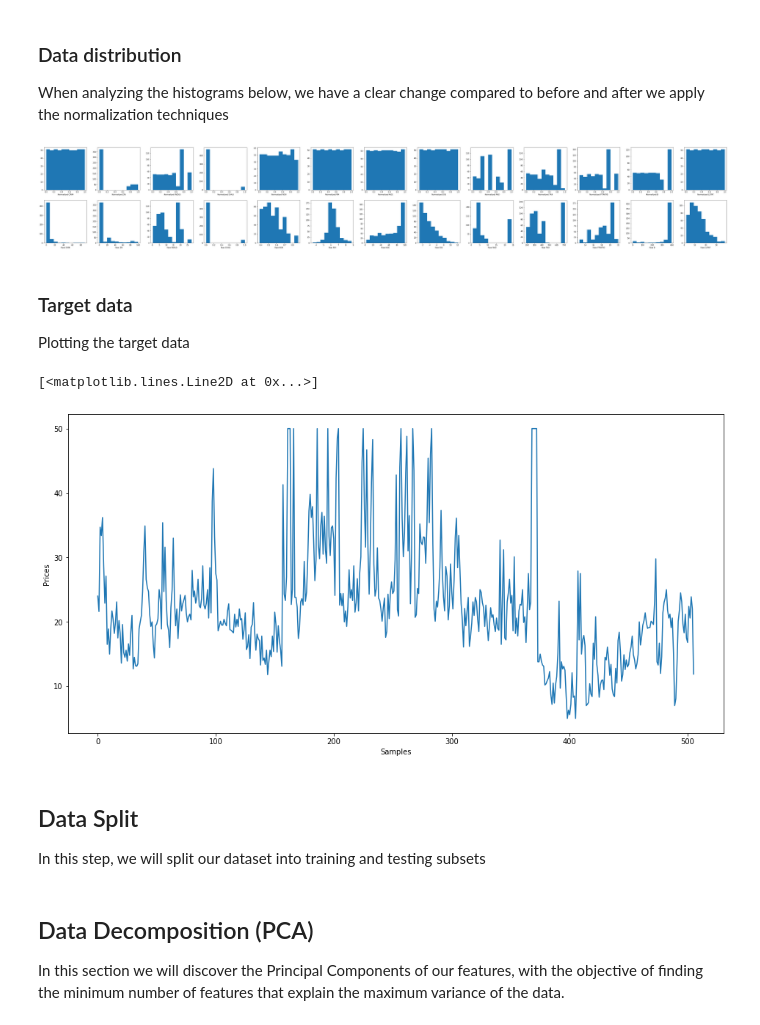
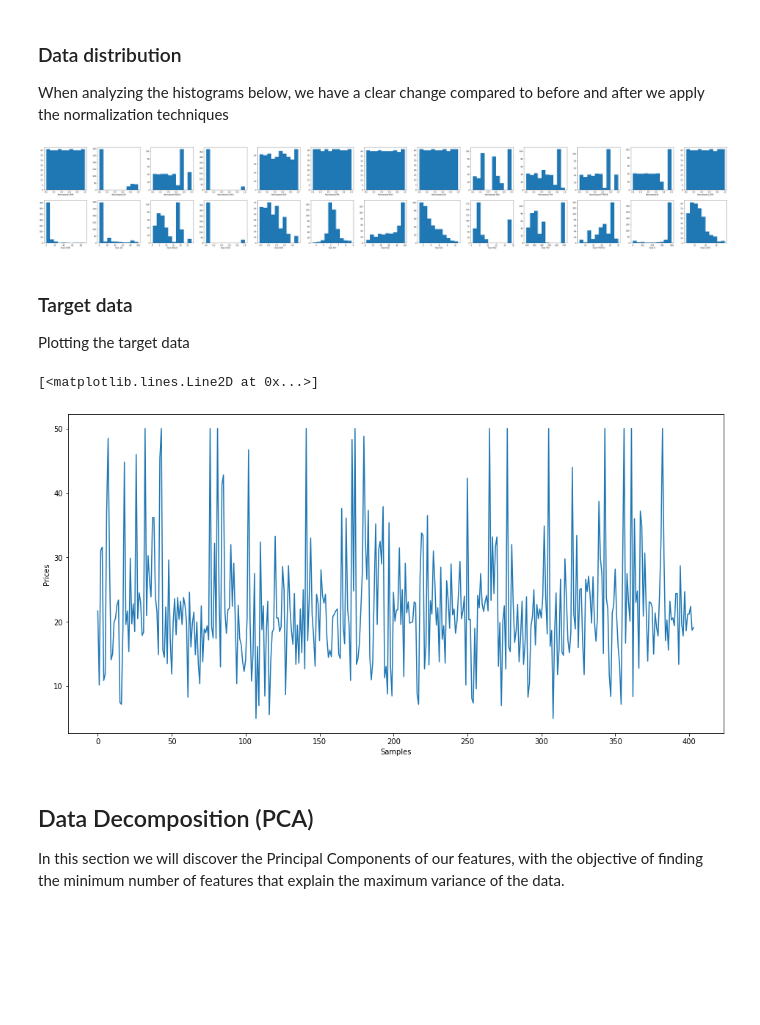
Before and after one commit to MatheusSC017/BostonHousingDataRegression, a Jupyter notebook: BostonHousingData.ipynb, the cells around one changed output. Saved outputs shown, nothing was run; the diff lists cells and outputs as text; code cells hidden in the pictures; blank space fills up the shorter version.

```diff
--- a/BostonHousingData.ipynb
+++ b/BostonHousingData.ipynb
@@ -236,3 +239,10 @@ for feature in boston_df.drop('Prices', axis=1):
+# %%
+X_train, X_test, Y_train, Y_test = train_test_split(
+    boston_df.drop('Prices', axis=1),
+    boston_df['Prices'],
+    test_size=0.2,
+    random_state=701
+)
 # %% [markdown]
 ## Data Normalization
 For this dataset, we will use Quantile Normalization to eliminate outliers and scale features
@@ -357,23 +366,20 @@ When analyzing the histograms below, we have a clear change compared to before a
 f = plt.figure(figsize=(4, 4))
 
 i = 0
-for feature in boston_df.drop('Prices', axis=1):
-    plot_hist(f, boston_df[feature], 'Raw ' + feature, i, 0)
-    plot_hist(f, boston_df_normalized[feature], 'Normalized ' + feature, i, 1)
+for feature in X_train:
+    plot_hist(f, X_train[feature], 'Raw ' + feature, i, 0)
+    plot_hist(f, X_train_normalized[feature], 'Normalized ' + feature, i, 1)
     i += 1
 # %% [output]
-[figure, old version]
+[figure, new version]
 # %% [markdown]
 ### Target data
 Plotting the target data
 # %%
 f = plt.figure(2, figsize=(16, 8))
 plt.ylabel('Prices')
 plt.xlabel('Samples')
-plt.plot(boston_df['Prices'])
+plt.plot(np.array(Y_train))
 # %% [output]
 [<matplotlib.lines.Line2D at 0x...>]
-[figure, old version]
+[figure, new version]
-# %% [markdown]
-## Data Split
-In this step, we will split our dataset into training and testing subsets
```
Also changed, not shown: parts of 23 cells of this notebook.
